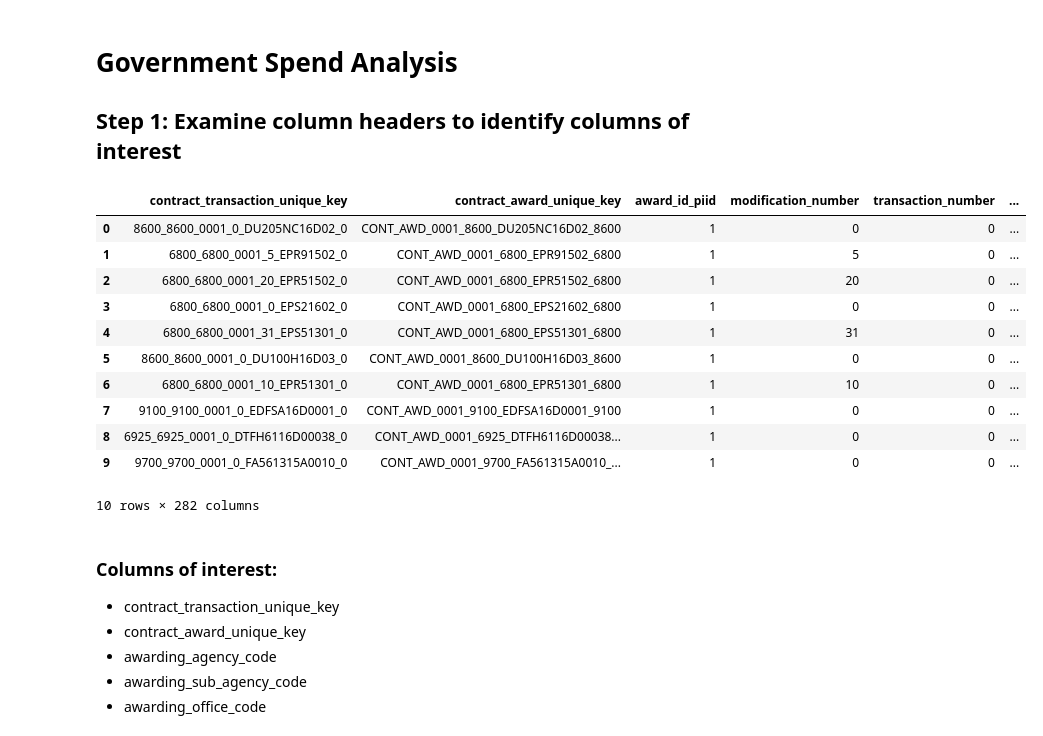
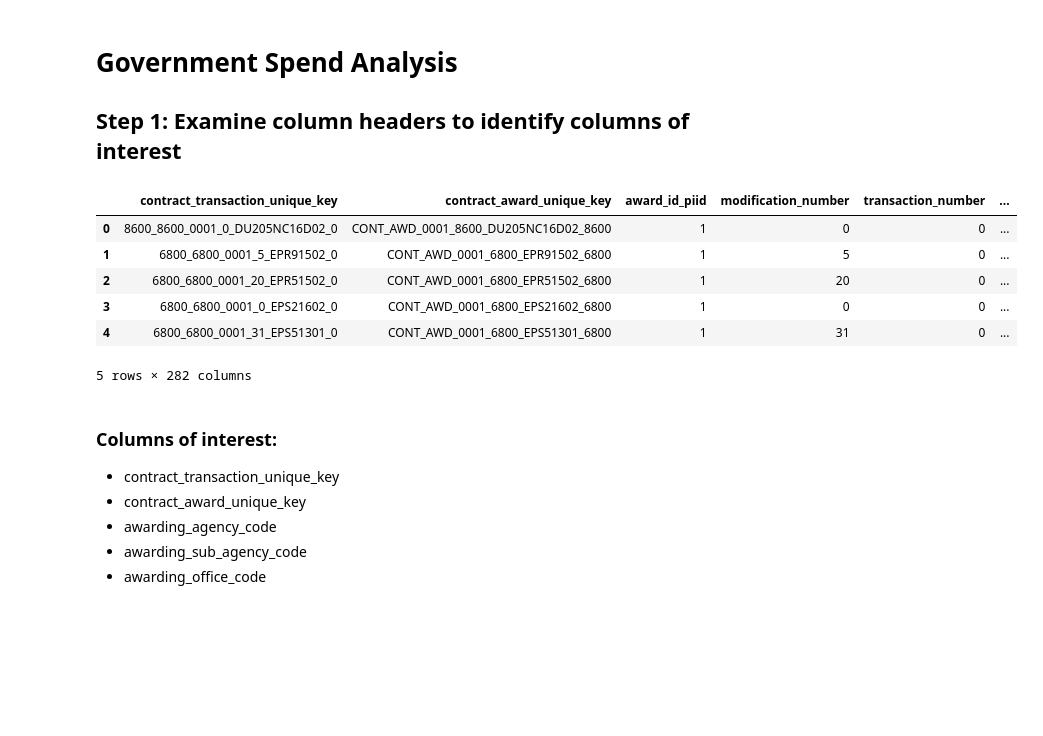
Before and after one commit to shannonmooney/government-spend, a Jupyter notebook: government spend analysis.ipynb, the cells around one changed output. Drawn from its saved outputs; the diff is of its cells as text; code cells hidden in the pictures; blank space fills up the shorter version.

```diff
--- a/government spend analysis.ipynb
+++ b/government spend analysis.ipynb
@@ -12,22 +12,17 @@ pd.set_option('display.max_columns', 100)
 
 ## Step 1: Examine column headers to identify columns of interest
 # %%
-test = pd.read_csv('FY2016_All_Contracts_Full_20210608_1.csv', nrows = 10)
+test = pd.read_csv('FY2016_All_Contracts_Full_20210608_1.csv', nrows = 5)
 
 test
 # %% [output]
 |  | contract_transaction_unique_key | contract_award_unique_key | award_id_piid | modification_number | transaction_number | ... |
 | 0 | 8600_8600_0001_0_DU205NC16D02_0 | CONT_AWD_0001_8600_DU205NC16D02_8600 | 1 | 0 | 0 | ... |
 | 1 | 6800_6800_0001_5_EPR91502_0 | CONT_AWD_0001_6800_EPR91502_6800 | 1 | 5 | 0 | ... |
 | 2 | 6800_6800_0001_20_EPR51502_0 | CONT_AWD_0001_6800_EPR51502_6800 | 1 | 20 | 0 | ... |
 | 3 | 6800_6800_0001_0_EPS21602_0 | CONT_AWD_0001_6800_EPS21602_6800 | 1 | 0 | 0 | ... |
 | 4 | 6800_6800_0001_31_EPS51301_0 | CONT_AWD_0001_6800_EPS51301_6800 | 1 | 31 | 0 | ... |
-| 5 | 8600_8600_0001_0_DU100H16D03_0 | CONT_AWD_0001_8600_DU100H16D03_8600 | 1 | 0 | 0 | ... |
-| 6 | 6800_6800_0001_10_EPR51301_0 | CONT_AWD_0001_6800_EPR51301_6800 | 1 | 10 | 0 | ... |
-| 7 | 9100_9100_0001_0_EDFSA16D0001_0 | CONT_AWD_0001_9100_EDFSA16D0001_9100 | 1 | 0 | 0 | ... |
-| 8 | 6925_6925_0001_0_DTFH6116D00038_0 | CONT_AWD_0001_6925_DTFH6116D00038... | 1 | 0 | 0 | ... |
-| 9 | 9700_9700_0001_0_FA561315A0010_0 | CONT_AWD_0001_9700_FA561315A0010_... | 1 | 0 | 0 | ... |
-10 rows × 282 columns
+5 rows × 282 columns
 # %% [markdown]
 ### Columns of interest:
 
```
Also changed, not shown: parts of 6 cells of this notebook.
